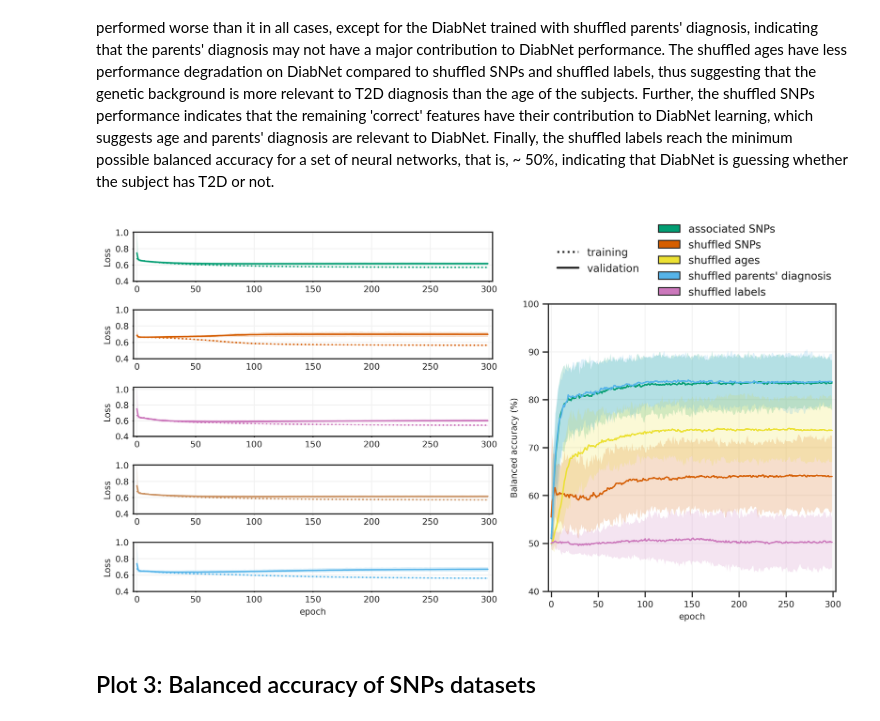
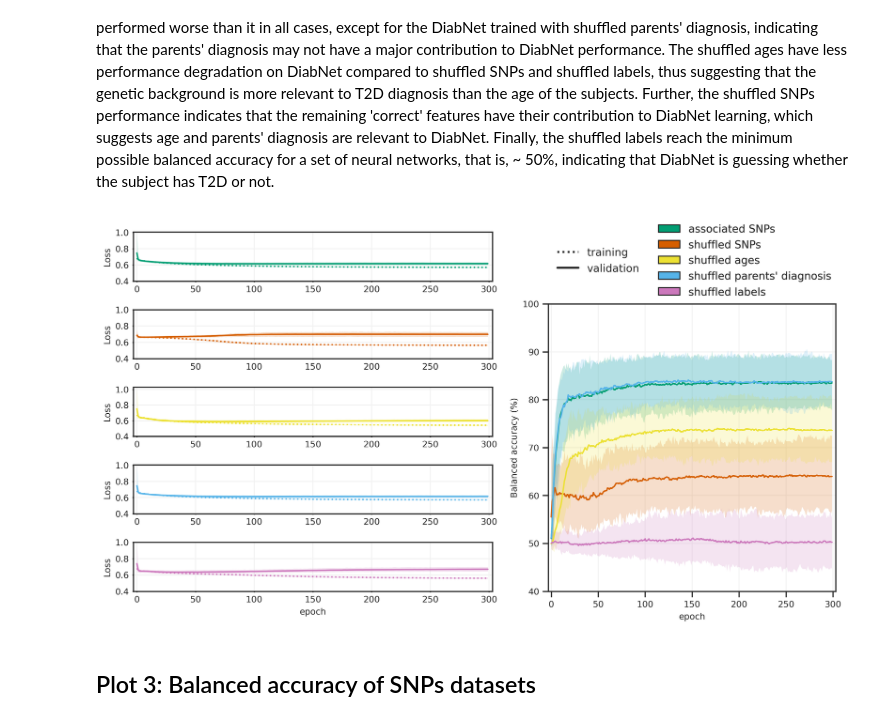
Before and after one commit to zgcarvalho/diabnet, a Jupyter notebook: notebooks/01-training-results-analysis.ipynb, the cells around one changed output. Saved outputs shown, nothing was run; the diff lists cells and outputs as text; code cells hidden in the pictures.

```diff
--- a/notebooks/01-training-results-analysis.ipynb
+++ b/notebooks/01-training-results-analysis.ipynb
@@ -178,9 +178,9 @@ plt.figure(figsize=(12, 6), dpi=300)
 # Plot loss
 ax_l1 = plot_loss(data["positive"], plt.subplot(521), colors[2])
 ax_l2 = plot_loss(data["shuffled-snps"], plt.subplot(523), colors[3])
-ax_l3 = plot_loss(data["shuffled-ages"], plt.subplot(525), colors[4])
-ax_l4 = plot_loss(data["shuffled-parents"], plt.subplot(527), colors[5])
-ax_l5 = plot_loss(data["shuffled-labels"], plt.subplot(529), colors[9])
+ax_l3 = plot_loss(data["shuffled-ages"], plt.subplot(525), colors[8])
+ax_l4 = plot_loss(data["shuffled-parents"], plt.subplot(527), colors[9])
+ax_l5 = plot_loss(data["shuffled-labels"], plt.subplot(529), colors[4])
 
 # Label
 plt.xlabel("epoch", fontsize=9)
@@ -212,34 +212,34 @@ legend_colors = [
 ]
 
 # Tight_layout
 plt.tight_layout()
 
 box = ax_r.get_position()
 ax_r.set_position([box.x0, box.y0, box.width * 0.8, box.height * 0.8])
 ax_r.add_artist(
     plt.legend(
         handles=legend_lines,
         loc="center right",
         frameon=False,
         bbox_to_anchor=(0.35, 1.15),
     )
 )
 ax_r.add_artist(
     plt.legend(
         handles=legend_colors,
         loc="center left",
         frameon=False,
         bbox_to_anchor=(0.35, 1.15),
     )
 )
 
 # Save figure to file
 if SAVE:
     if not os.path.exists("./images"):
         os.makedirs("./images")
     plt.savefig("./images/notebook1-plot2.svg")
 # %% [output]
-[figure, old version]
+[figure, new version]
 # %% [markdown]
 ## Plot 3: Balanced accuracy of SNPs datasets
 # %% [markdown]
```
Also changed, not shown: 15 other files.
